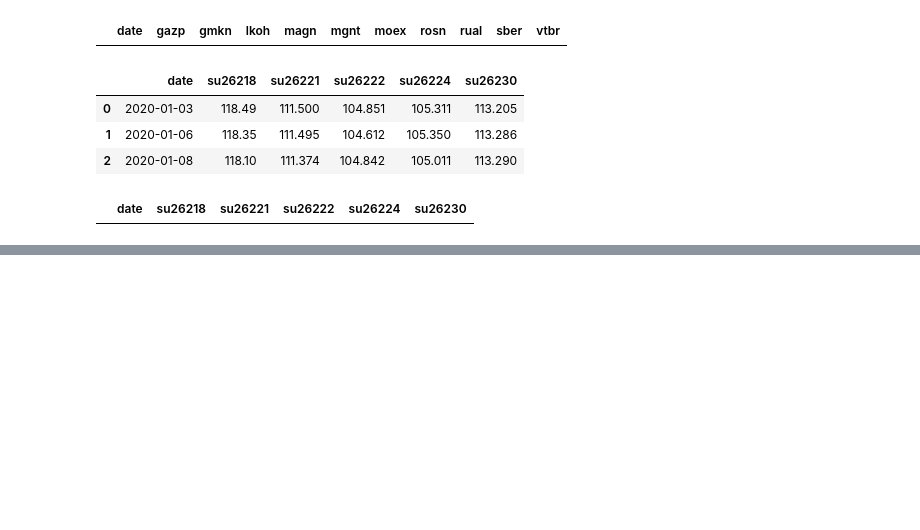
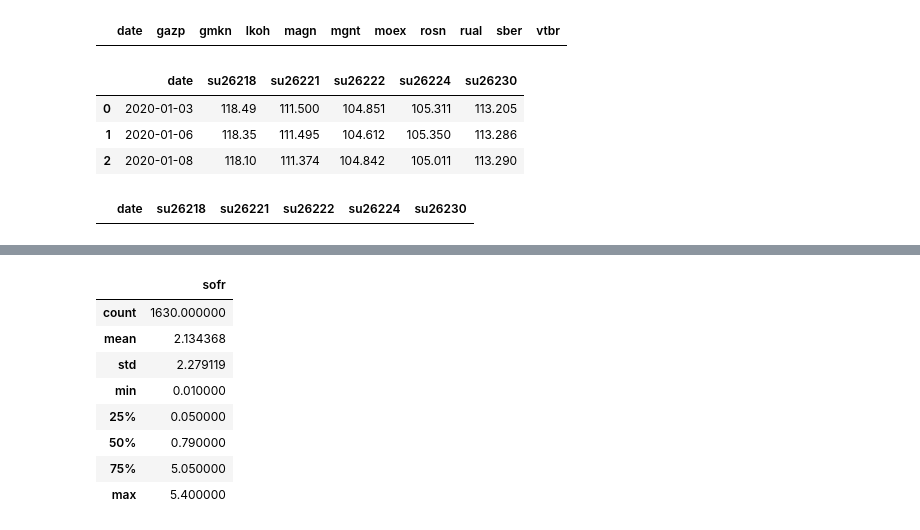
Before and after one commit to vladimirKarlov01/portfolio-risk, a Jupyter notebook: notebooks/collect_dataset.ipynb, the cells around one changed output, grey strips where cells are left out. Cells and saved outputs as stored; diff of their text form; code cells hidden in the pictures; blank space fills up the shorter version.

```diff
--- a/notebooks/collect_dataset.ipynb
+++ b/notebooks/collect_dataset.ipynb
@@ -83,0 +127,12 @@ df.to_csv(DATA_PATH / 'all_data.csv')
+# %%
+sofr_processed.describe()
+# %% [output]
+|  | sofr |
+| count | 1630.000000 |
+| mean | 2.134368 |
+| std | 2.279119 |
+| min | 0.010000 |
+| 25% | 0.050000 |
+| 50% | 0.790000 |
+| 75% | 5.050000 |
+| max | 5.400000 |
```
Also changed, not shown: parts of 8 cells of this notebook, 3 other files.
